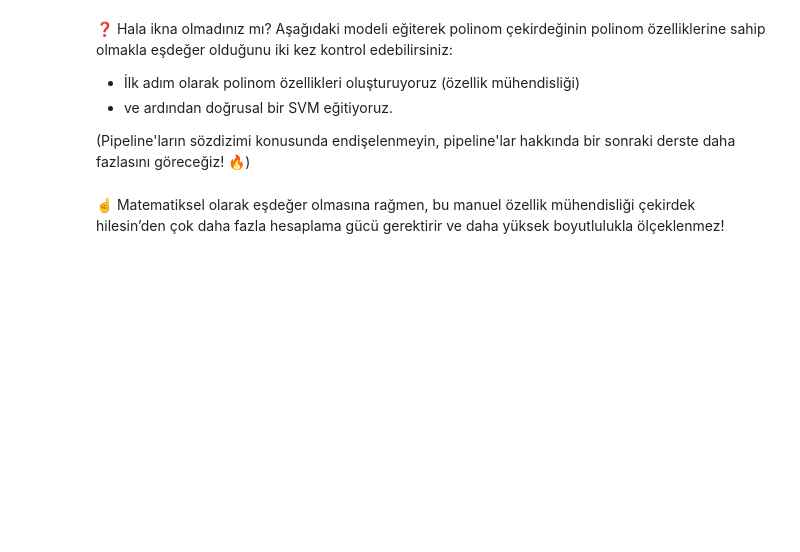
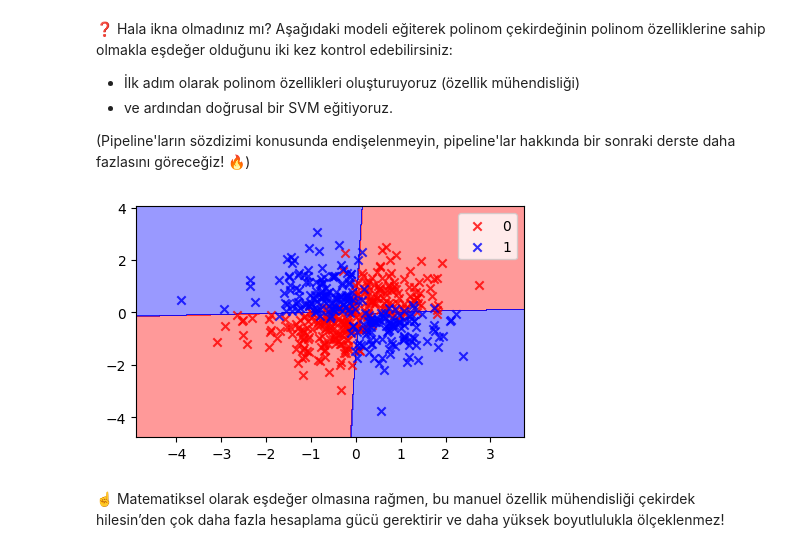
Before and after one commit to kaanaydin02/S16D5-S-data-svm, a Jupyter notebook: SVM.ipynb, the cells around one changed output. Saved outputs shown, nothing was run; the diff lists cells and outputs as text; code cells hidden in the pictures; blank space fills up the shorter version.

```diff
--- a/SVM.ipynb
+++ b/SVM.ipynb
@@ -273,16 +273,17 @@ git push origin master
 # %%
 from sklearn.pipeline import make_pipeline
 from sklearn.preprocessing import PolynomialFeatures
 
-# Choose your degree
-degree = None
+degree = 2
 
 equivalent_polynomial_model = make_pipeline(
-    (PolynomialFeatures(degree=degree)),  # First, create all polynomial combinations of your features
-    (SVC(kernel="linear", C=100))  # Then, fit a linear SVM
+    PolynomialFeatures(degree=degree),
+    SVC(kernel="linear", C=100)
 )
 equivalent_polynomial_model.fit(X, y)
 plot_decision_regions(X, y, classifier=equivalent_polynomial_model)
+# %% [output]
+[figure, added]
 # %% [markdown]
 ☝️ Matematiksel olarak eşdeğer olmasına rağmen, bu manuel özellik mühendisliği çekirdek hilesin’den çok daha fazla hesaplama gücü gerektirir ve daha yüksek boyutlulukla ölçeklenmez!
 # %% [markdown]
```
Also changed, not shown: parts of 11 cells of this notebook, 1 other file.
